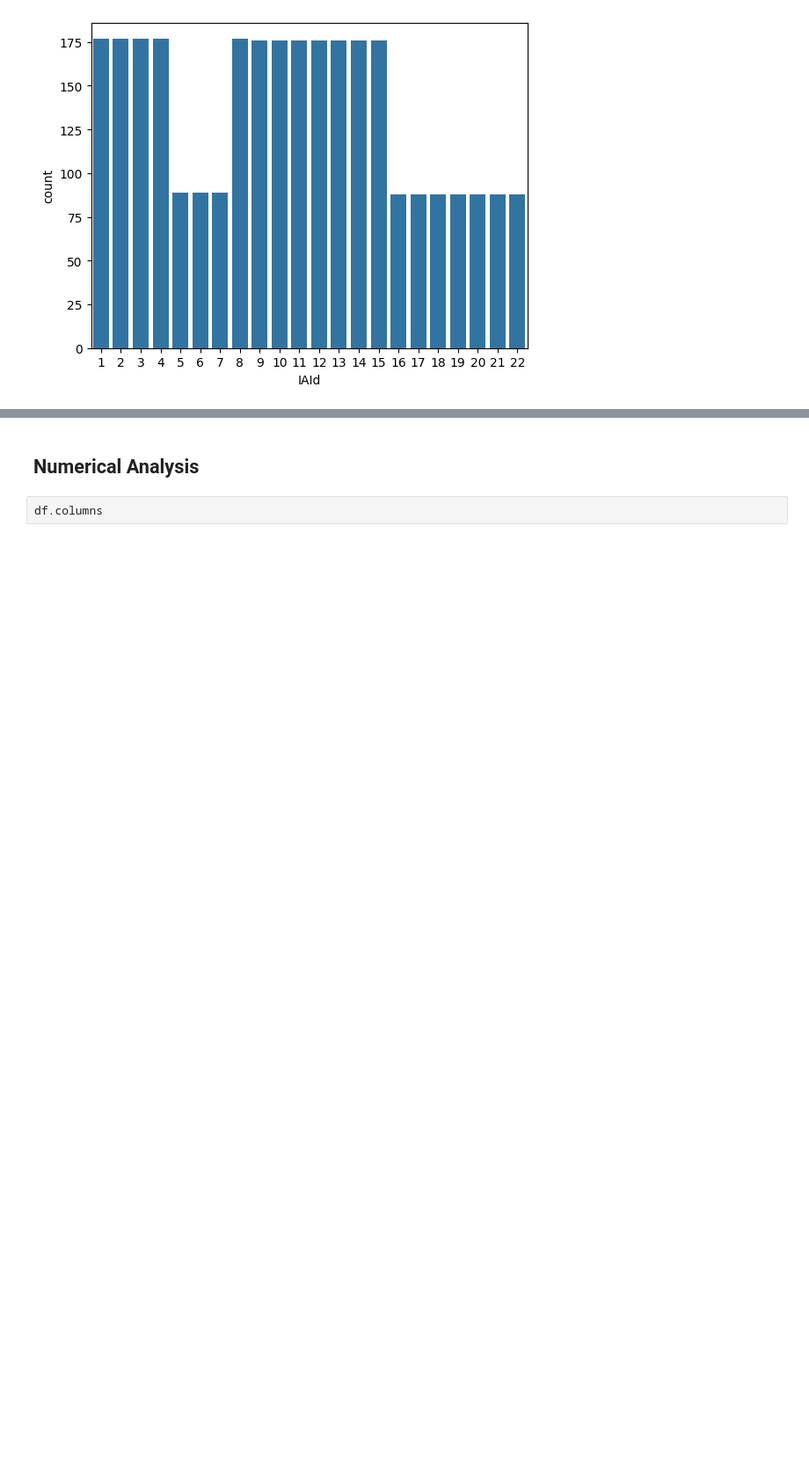
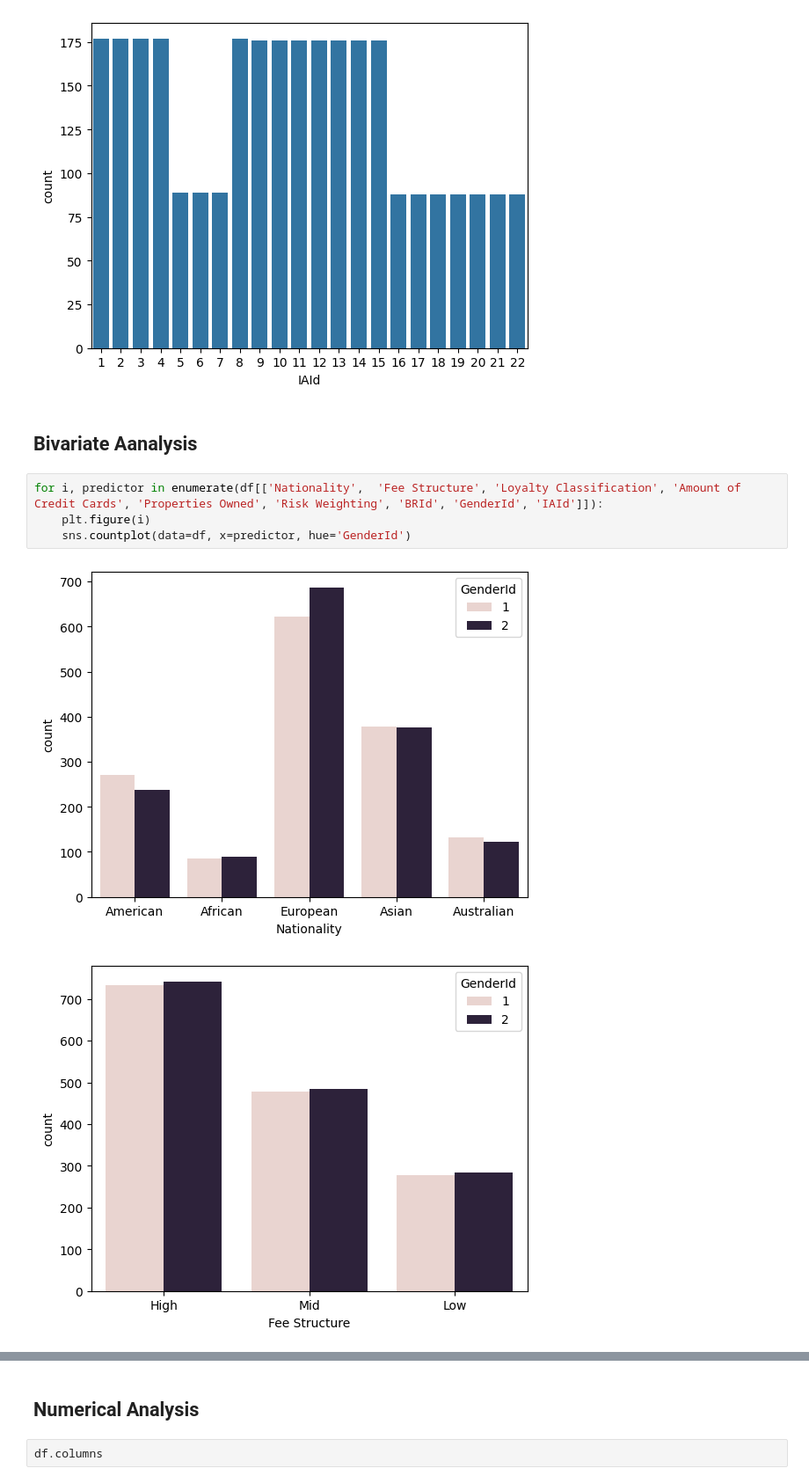
Before and after one commit to Akash324-dotcom/BRI_Banking_Risk_Intelligence, a Jupyter notebook: notebook/banking_risk_analysis.ipynb, the cells around one changed output, grey strips where cells are left out. Shown at 88% size. Saved outputs shown, nothing was run; the diff lists cells and outputs as text; blank space fills up the shorter version.

```diff
--- a/notebook/banking_risk_analysis.ipynb
+++ b/notebook/banking_risk_analysis.ipynb
@@ -178,3 +178,12 @@ for i, predictor in enumerate(df[['Nationality',  'Fee Structure', 'Loyalty Clas
 [figure]
 [figure]
 [figure]
+# %% [markdown]
+## Bivariate Aanalysis
+# %%
+for i, predictor in enumerate(df[['Nationality',  'Fee Structure', 'Loyalty Classification', 'Amount of Credit Cards', 'Properties Owned', 'Risk Weighting', 'BRId', 'GenderId', 'IAId']]):
+    plt.figure(i)
+    sns.countplot(data=df, x=predictor, hue='GenderId')
+# %% [output]
+[figure, added]
+[figure, added]
```
Also changed, not shown: parts of 4 cells of this notebook.
